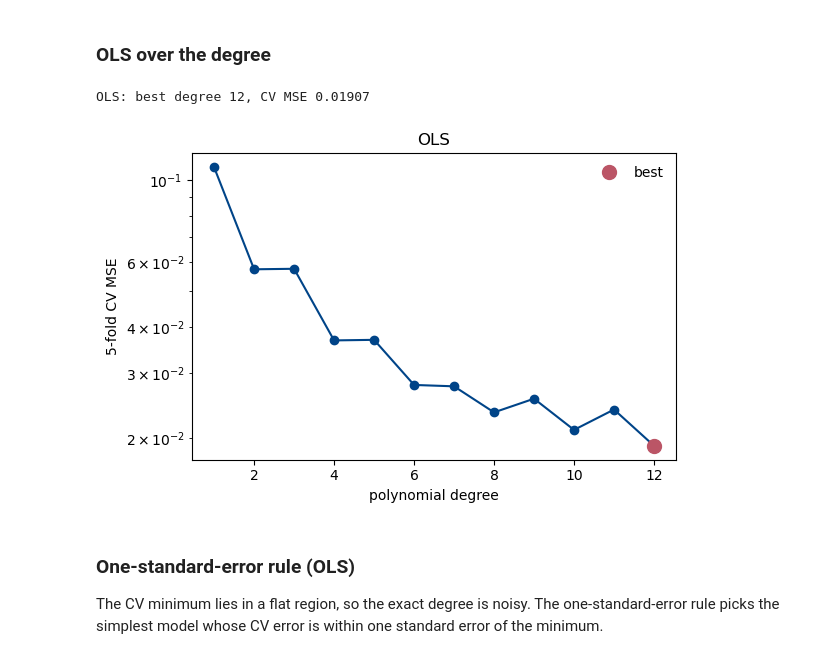
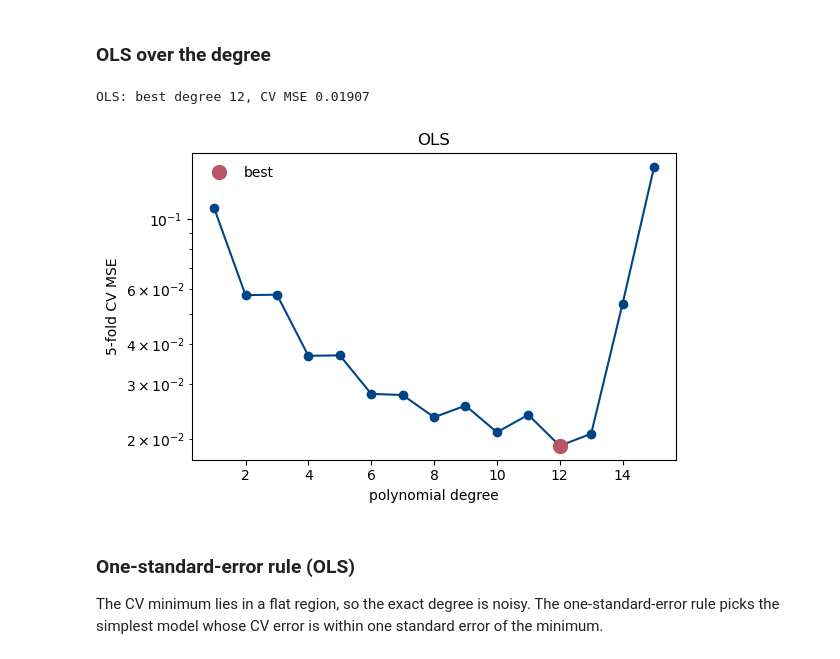
Before and after one commit to Annekfu/FYS-STK4155-Project1, a Jupyter notebook: code/notebooks/5_model_selection.ipynb, the cells around one changed output. Saved outputs shown, nothing was run; the diff lists cells and outputs as text; code cells hidden in the pictures.

```diff
--- a/code/notebooks/5_model_selection.ipynb
+++ b/code/notebooks/5_model_selection.ipynb
@@ -53,26 +53,26 @@ def cv_own(x, y, method, degree, lam=0.0, k=5, seed=SEED, iters=5000):
 # %% [markdown]
 ### OLS over the degree
 # %%
-degrees = list(range(1, 13))
+degrees = list(range(1, 16))
 ols_cv = [cv_own(x, y, 'ols', d) for d in degrees]
 ols_best_d = degrees[int(np.argmin(ols_cv))]
 ols_best = min(ols_cv)
 print(f'OLS: best degree {ols_best_d}, CV MSE {ols_best:.5f}')
 
 fig, ax = plt.subplots(figsize=(6, 4))
 ax.plot(degrees, ols_cv, 'o-', color=BLUE)
 ax.plot(ols_best_d, ols_best, 'o', color=RED, ms=10, label='best')
 ax.set_yscale('log')
 ax.set_xlabel('polynomial degree')
 ax.set_ylabel('5-fold CV MSE')
 ax.set_title('OLS')
 ax.legend(frameon=False)
 fig.tight_layout()
 savefig('i_ols_cv', fig)
 plt.show()
 # %% [output]
 OLS: best degree 12, CV MSE 0.01907
-[figure, old version]
+[figure, new version]
 # %% [markdown]
 ### One-standard-error rule (OLS)
 
```
Also changed, not shown: parts of 3 cells of this notebook, 14 other files.
